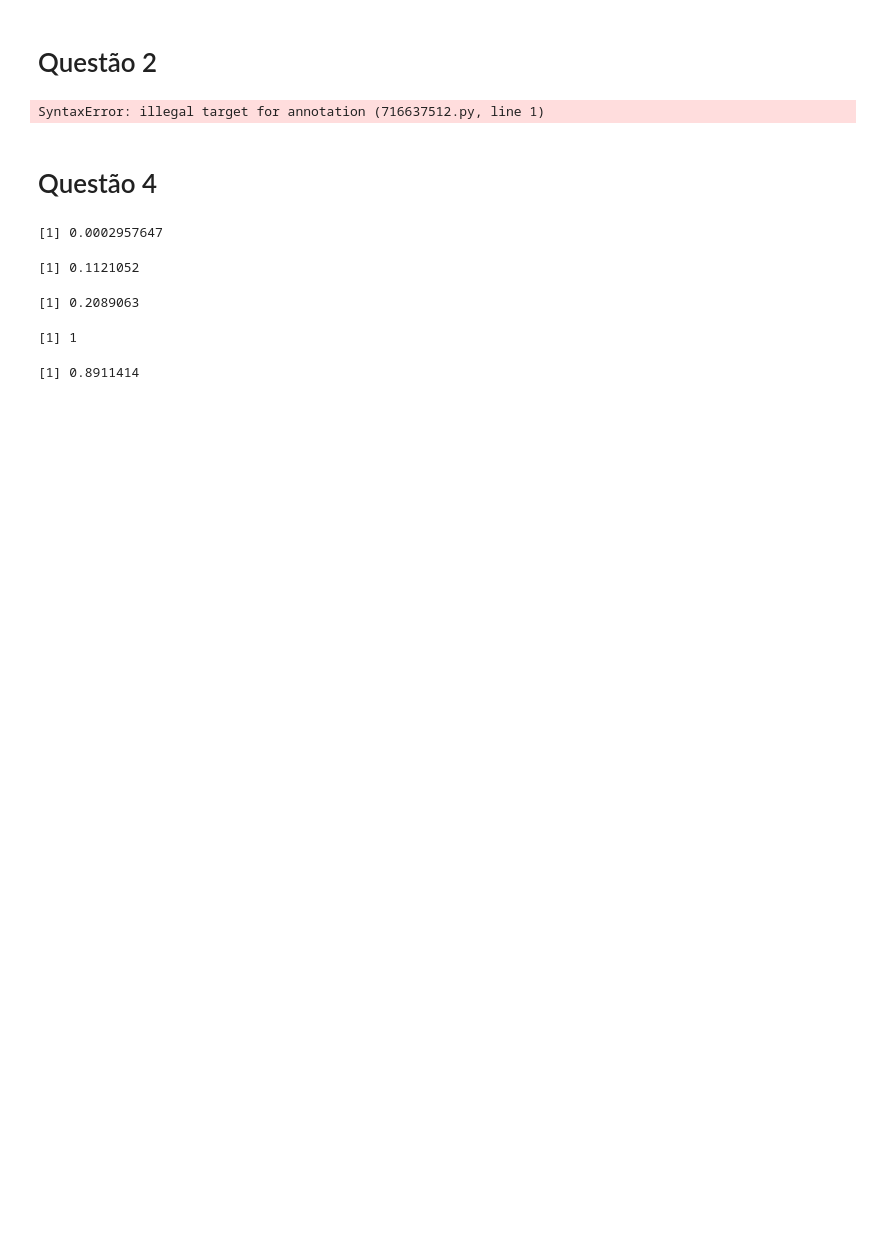
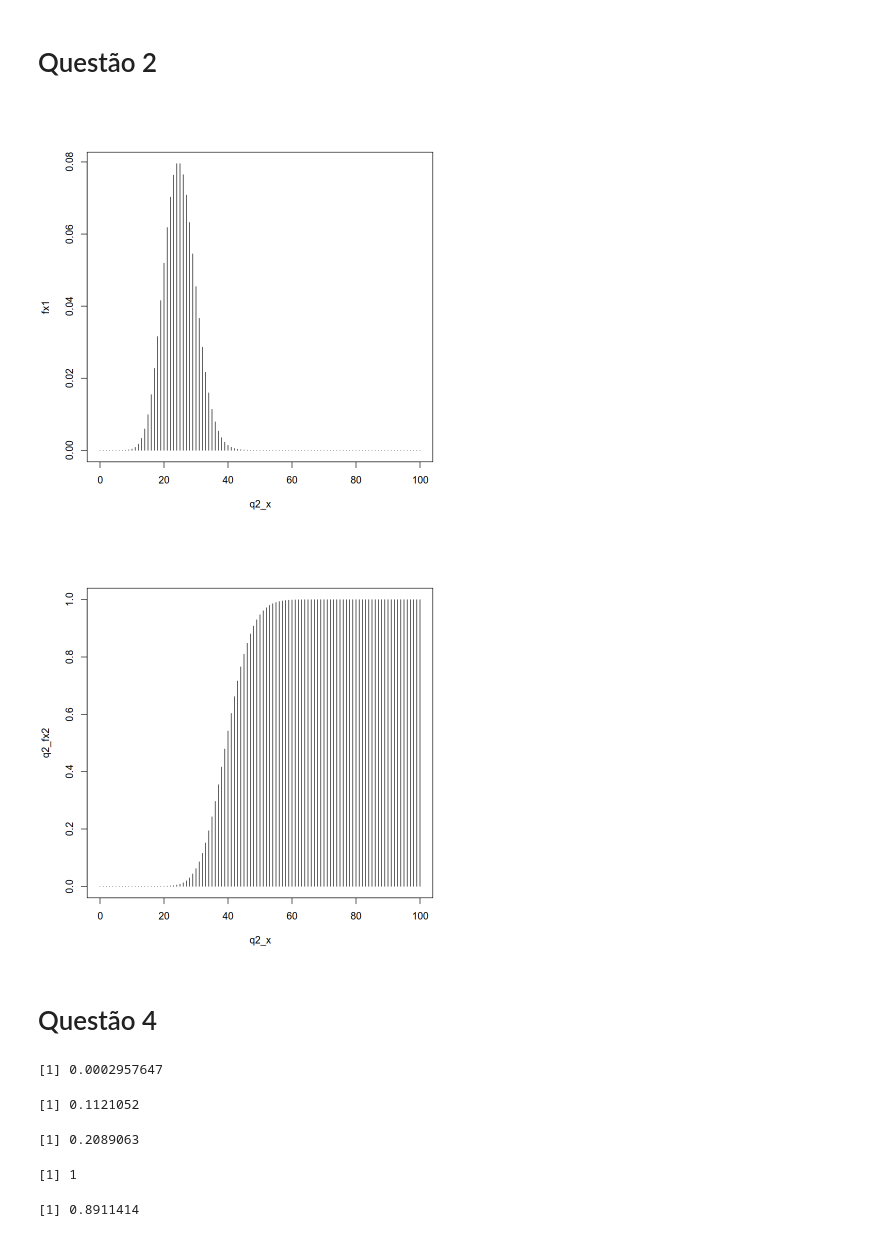
Before and after one commit to Ian-LS-Cesar/Projeto-Met-Quant-AV3, a Jupyter notebook: questoes-jupyter.ipynb, the cells around one changed output. Cells and saved outputs as stored; diff of their text form; code cells hidden in the pictures; blank space fills up the shorter version.

```diff
--- a/questoes-jupyter.ipynb
+++ b/questoes-jupyter.ipynb
@@ -19,17 +16,17 @@ SyntaxError: illegal target for annotation (3301814306.py, line 1)
 # Questão 2
 # %%
 
+q2_x <- 0:100
 
-x <- 0:100
+q2_fx1 <- dpois(q2_x, 25)
+plot(q2_x, fx1, type = 'h')
 
-fx1 <- dpois(x, 25)
-plot(x, fx, type = 'h')
+q2_fx2 <- ppois(q2_x, 40)
 
-fx2 <- ppois(x,40)
-
-plot(x,fx2,type = 'h')
+plot(q2_x, q2_fx2, type = 'h')
 # %% [output]
-SyntaxError: illegal target for annotation (716637512.py, line 1)
+[figure, added]
+[figure, added]
 # %% [markdown]
 # Questão 4
 # %%
```
Also changed, not shown: parts of 1 cell of this notebook.
